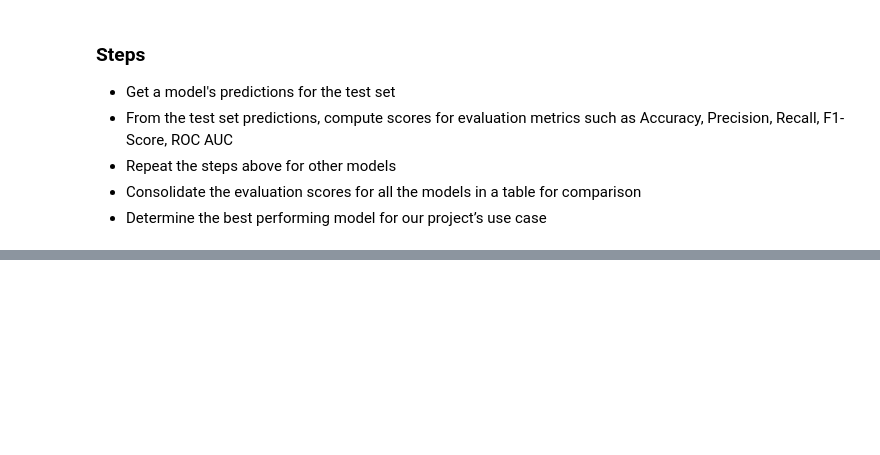
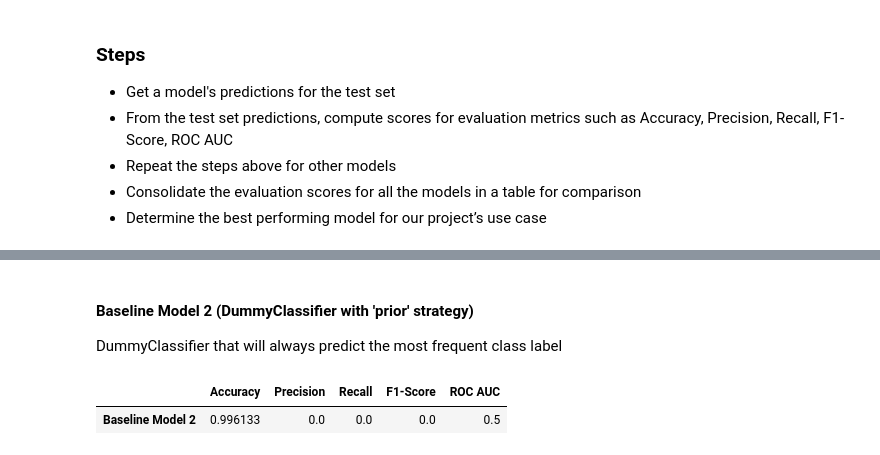
Before and after one commit to jiaweiho72/BT4012, a Jupyter notebook: notebooks/03_modelling.ipynb, the cells around one changed output, grey strips where cells are left out. Drawn from its saved outputs; the diff is of its cells as text; code cells hidden in the pictures; blank space fills up the shorter version.

```diff
--- a/notebooks/03_modelling.ipynb
+++ b/notebooks/03_modelling.ipynb
@@ -156,0 +161,3 @@ Overfitted to train? False
+# %%
+dummy_clf1 = DummyClassifier(strategy="prior", random_state=42)
+dummy_clf1.fit(X_train, y_train)
@@ -186,0 +207,19 @@ dummy_score_df
+# %% [markdown]
+#### Baseline Model 2 (DummyClassifier with 'prior' strategy)
+DummyClassifier that will always predict the most frequent class label
+# %%
+# get test set predictions
+y_testpred_dummy1 = dummy_clf1.predict(X_test)
+
+# compute scores for evaluation metrics: accuracy, precision, recall, f1-score, roc auc
+acc_test_dummy1 = accuracy_score(y_test, y_testpred_dummy1)
+prec_test_dummy1 = precision_score(y_test, y_testpred_dummy1)
+recall_test_dummy1 = recall_score(y_test, y_testpred_dummy1)
+f1_test_dummy1 = f1_score(y_test, y_testpred_dummy1)
+auc_test_dummy1 = roc_auc_score(y_test, y_testpred_dummy1)
+
+dummy_score_df1 = pd.DataFrame([[acc_test_dummy1, prec_test_dummy1, recall_test_dummy1, f1_test_dummy1, auc_test_dummy1]], columns=metric_cols, index=['Baseline Model 2'])
+dummy_score_df1
+# %% [output]
+|  | Accuracy | Precision | Recall | F1-Score | ROC AUC |
+| Baseline Model 2 | 0.996133 | 0.0 | 0.0 | 0.0 | 0.5 |
```
Also changed, not shown: parts of 8 cells of this notebook.
